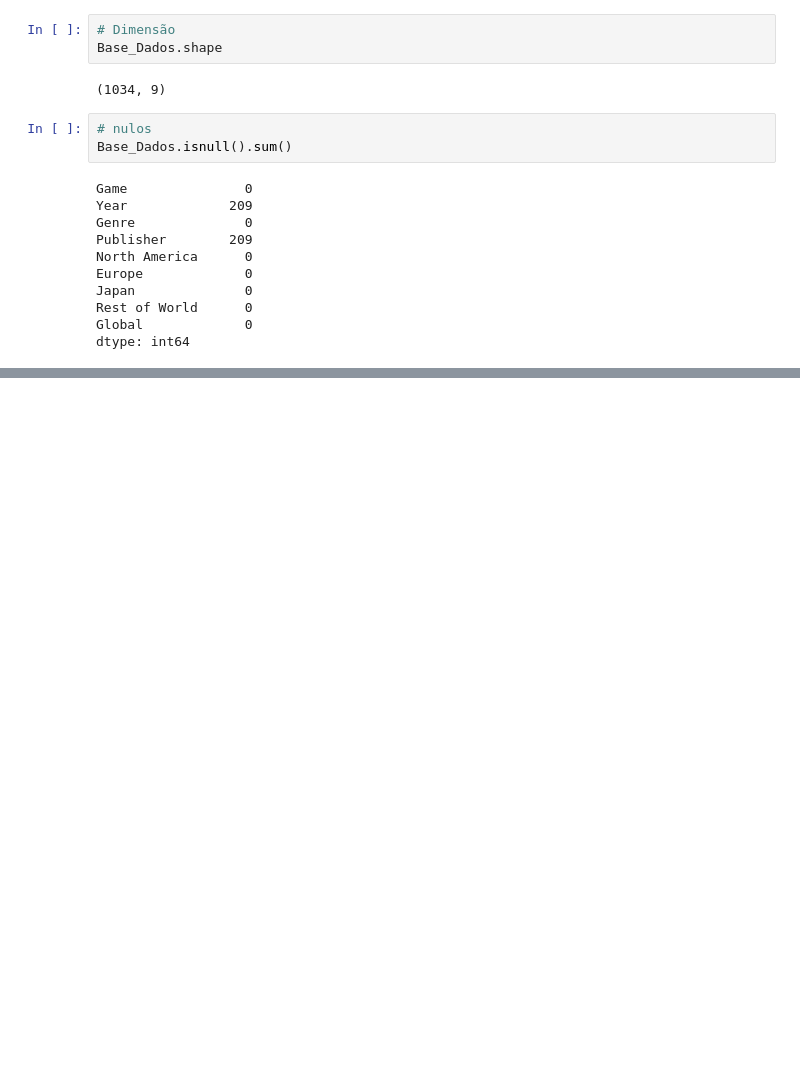
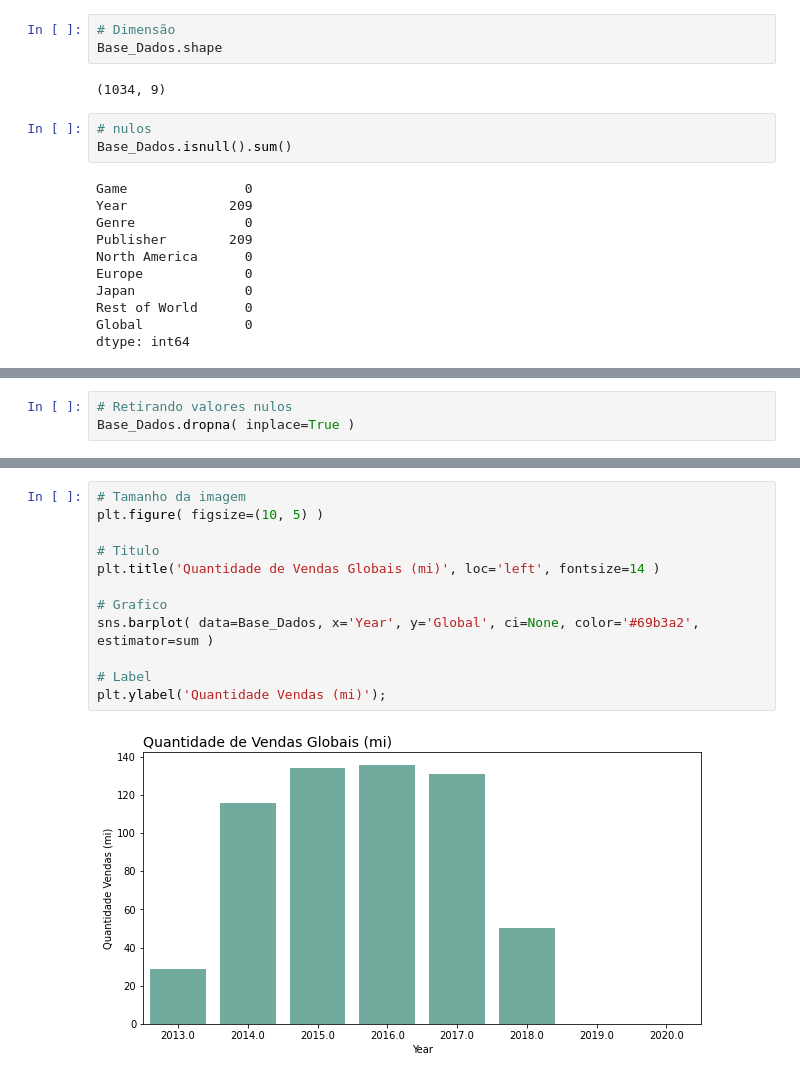
Before and after one commit to neisg/Projeto-de-Vendas-de-Game, a Jupyter notebook: Untitled3.ipynb, the cells around one changed output, grey strips where cells are left out. Cells and saved outputs as stored; diff of their text form; blank space fills up the shorter version.

```diff
--- a/Untitled3.ipynb
+++ b/Untitled3.ipynb
@@ -52,0 +60,3 @@ dtype: int64
+# %%
+# Retirando valores nulos
+Base_Dados.dropna( inplace=True )
@@ -52,0 +76,14 @@ dtype: int64
+# %%
+# Tamanho da imagem
+plt.figure( figsize=(10, 5) )
+
+# Titulo
+plt.title('Quantidade de Vendas Globais (mi)', loc='left', fontsize=14 )
+
+# Grafico
+sns.barplot( data=Base_Dados, x='Year', y='Global', ci=None, color='#69b3a2', estimator=sum )
+
+# Label
+plt.ylabel('Quantidade Vendas (mi)');
+# %% [output]
+[figure, added]
```
Also changed, not shown: parts of 11 cells of this notebook.
